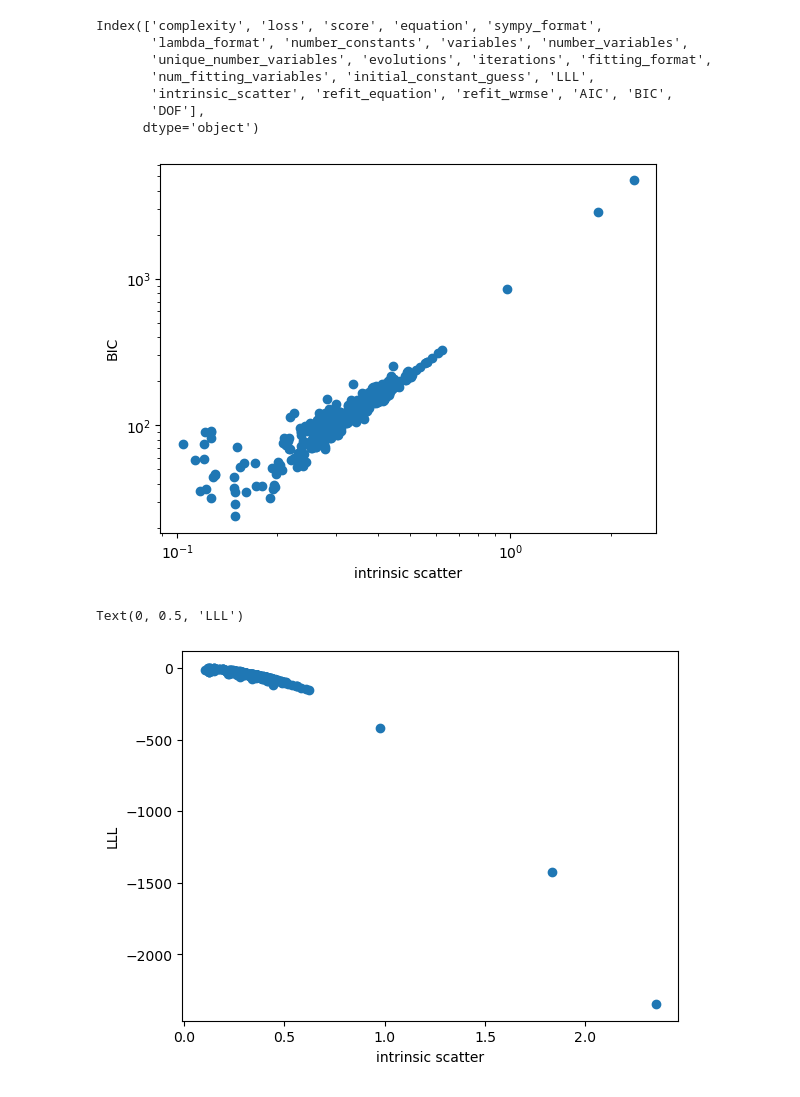
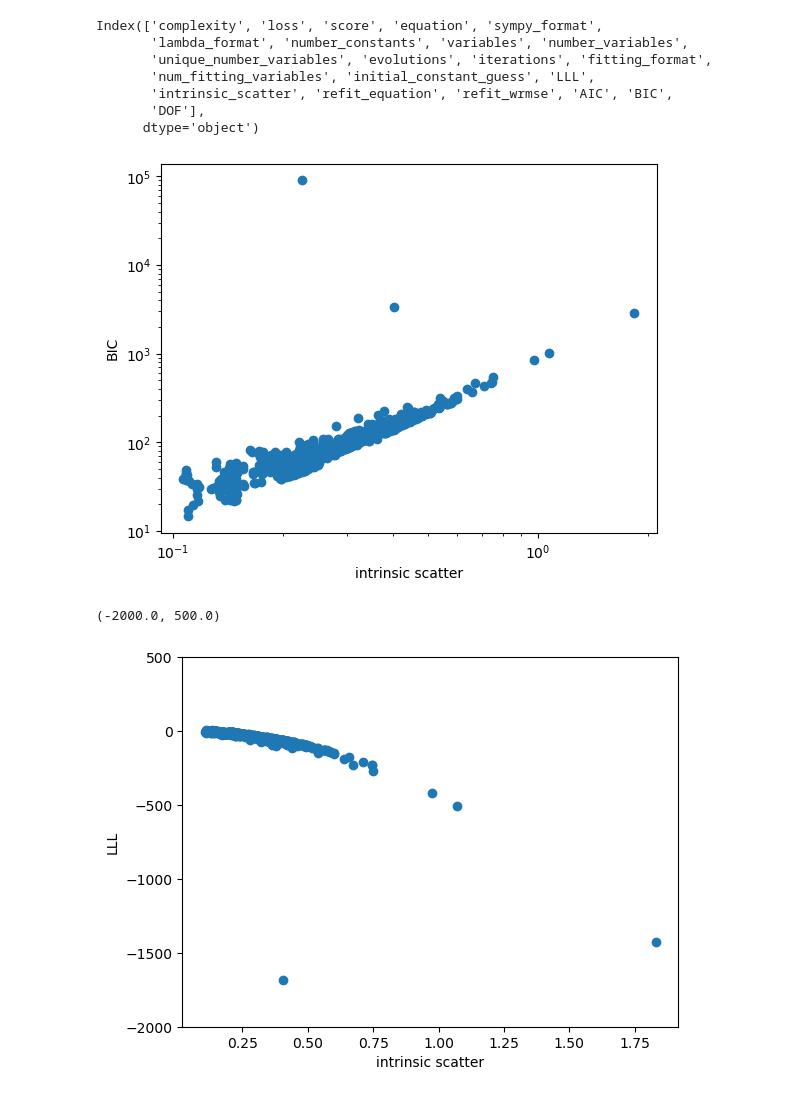
Before and after one commit to ZehaoJin/Ultimate_black_hole_mass_scaling_relations_Symbolic_Regression, a Jupyter notebook: Blackhole_properties/Ultimate_paper/refitting.ipynb, the cells around one changed output. Cells and saved outputs as stored; diff of their text form; code cells hidden in the pictures.

```diff
--- a/Blackhole_properties/Ultimate_paper/refitting.ipynb
+++ b/Blackhole_properties/Ultimate_paper/refitting.ipynb
@@ -183,5 +183,5 @@ t_eq
 # %% [markdown]
 ## Visualize the results of refitting.py
 # %%
-filename = 'pareto_low_sim_cleaned.csv'
+filename = 'pareto_low_adv_cleaned.csv'
 t_eq = pd.read_csv('/data/zj448/SR/Ultimate_paper/pareto_archive/'+filename[:-12]+'_refit.csv')
@@ -426,17 +418,17 @@ plt.ylabel('BIC')
 plt.yscale('log')
 plt.xscale('log')
 # %% [output]
-[figure, old version]
+[figure, new version]
 # %%
 plt.scatter(t_eq['intrinsic_scatter'],t_eq['LLL'])
 plt.xlabel('intrinsic scatter')
 plt.ylabel('LLL')
-#plt.ylim(-2000,500)
+plt.ylim(-2000,500)
 #plt.yscale('log')
 #plt.xscale('log')
 # %% [output]
-Text(0, 0.5, 'LLL')
+(-2000.0, 500.0)
-[figure, old version]
+[figure, new version]
 # %%
 t_eq
 # %% [output]
```
Also changed, not shown: parts of 13 cells of this notebook, 6 other files.
